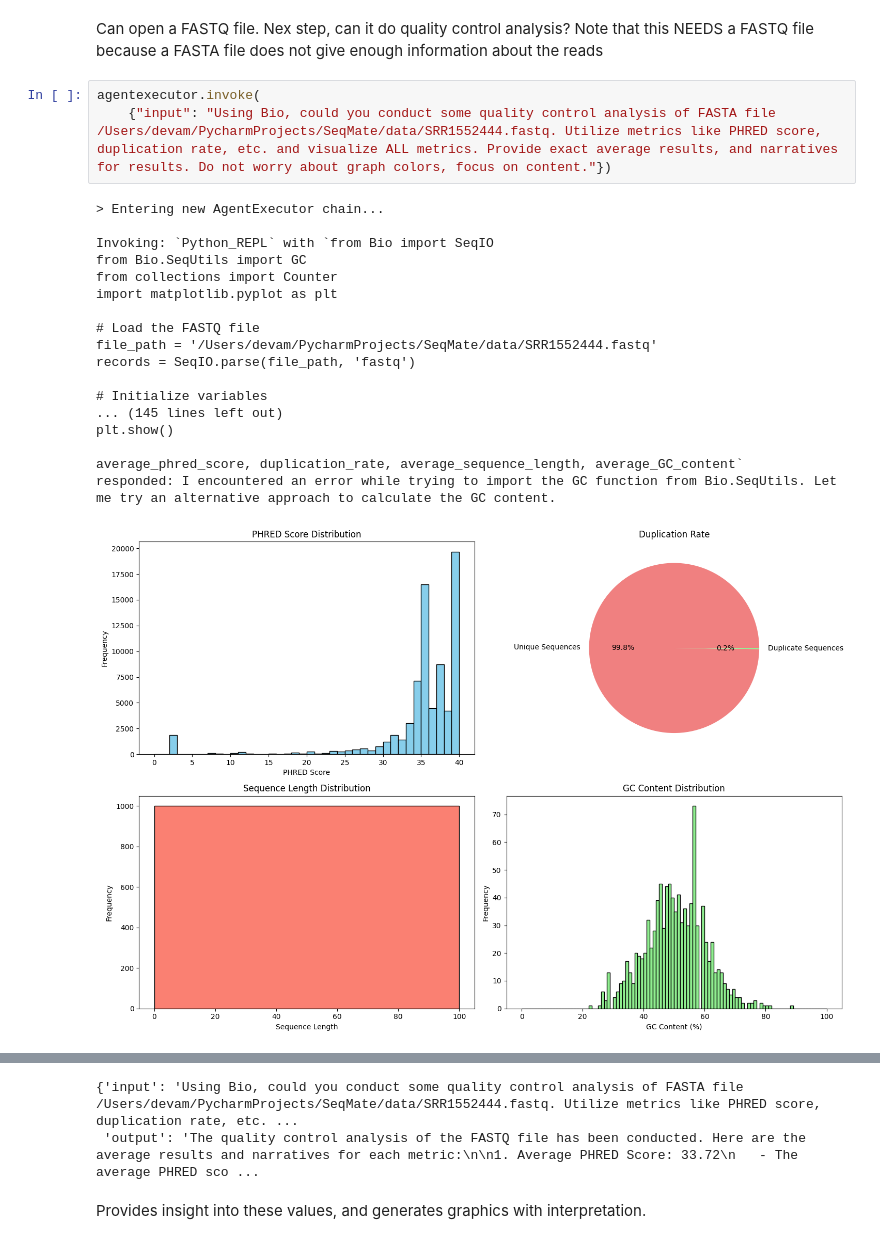
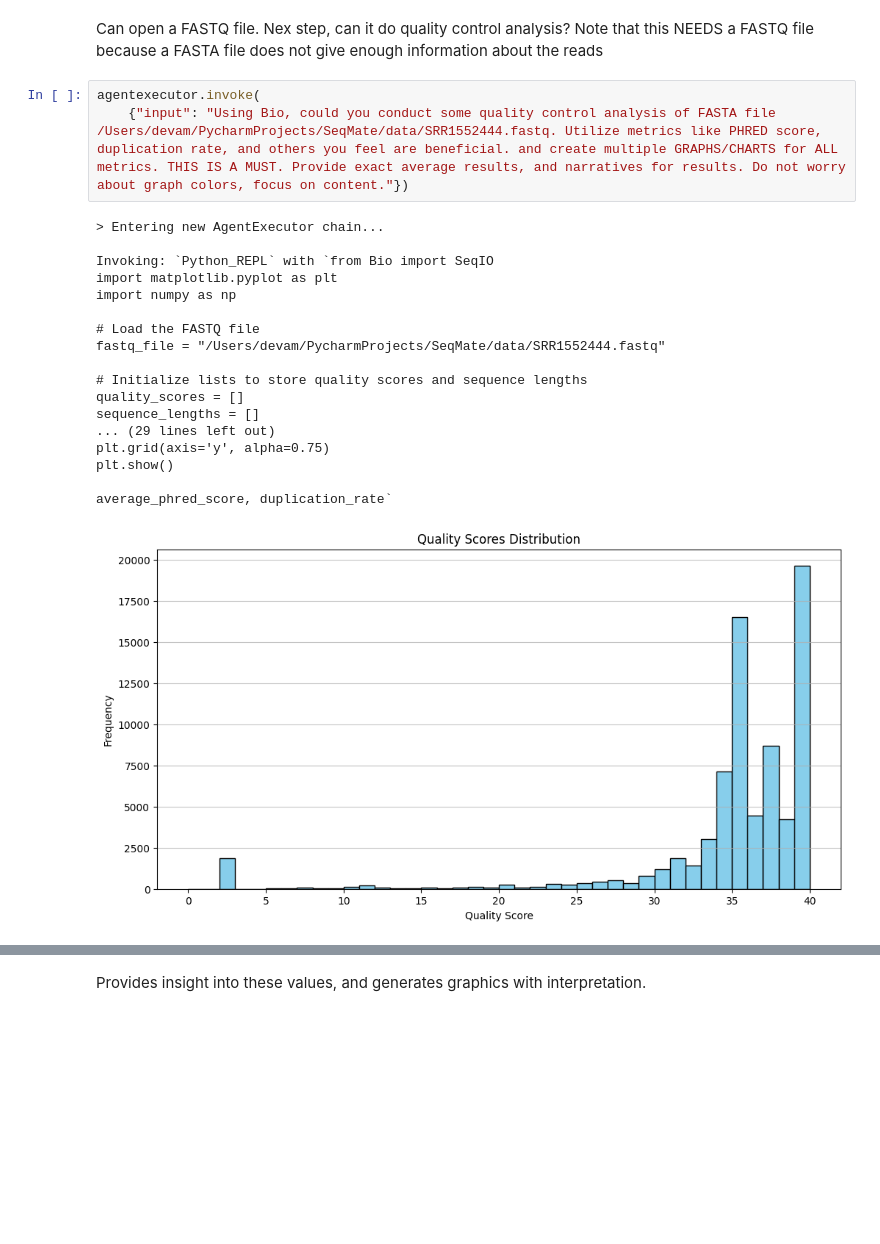
Before and after one commit to Dodesimo/SeqMate, a Jupyter notebook: PrototypeWorkflow.ipynb, the cells around one changed output, grey strips where cells are left out. Drawn from its saved outputs; the diff is of its cells as text; blank space fills up the shorter version.

```diff
--- a/PrototypeWorkflow.ipynb
+++ b/PrototypeWorkflow.ipynb
@@ -63,23 +65,23 @@ with open(file_path, 'r') as file:
 Can open a FASTQ file. Nex step, can it do quality control analysis? Note that this NEEDS a FASTQ file because a FASTA file does not give enough information about the reads
 # %%
 agentexecutor.invoke(
-    {"input": "Using Bio, could you conduct some quality control analysis of FASTA file /Users/devam/PycharmProjects/SeqMate/data/SRR1552444.fastq. Utilize metrics like PHRED score, duplication rate, etc. and visualize ALL metrics. Provide exact average results, and narratives for results. Do not worry about graph colors, focus on content."})
+    {"input": "Using Bio, could you conduct some quality control analysis of FASTA file /Users/devam/PycharmProjects/SeqMate/data/SRR1552444.fastq. Utilize metrics like PHRED score, duplication rate, and others you feel are beneficial. and create multiple GRAPHS/CHARTS for ALL metrics. THIS IS A MUST. Provide exact average results, and narratives for results. Do not worry about graph colors, focus on content."})
 # %% [output]
 > Entering new AgentExecutor chain...
 
 Invoking: `Python_REPL` with `from Bio import SeqIO
-from Bio.SeqUtils import GC
-from collections import Counter
 import matplotlib.pyplot as plt
+import numpy as np
 
 # Load the FASTQ file
-file_path = '/Users/devam/PycharmProjects/SeqMate/data/SRR1552444.fastq'
-records = SeqIO.parse(file_path, 'fastq')
+fastq_file = "/Users/devam/PycharmProjects/SeqMate/data/SRR1552444.fastq"
 
-# Initialize variables
-... (145 lines left out)
+# Initialize lists to store quality scores and sequence lengths
+quality_scores = []
+sequence_lengths = []
+... (29 lines left out)
+plt.grid(axis='y', alpha=0.75)
 plt.show()
 
-average_phred_score, duplication_rate, average_sequence_length, average_GC_content`
-responded: I encountered an error while trying to import the GC function from Bio.SeqUtils. Let me try an alternative approach to calculate the GC content.
+average_phred_score, duplication_rate`
-[figure, old version]
+[figure, new version]
@@ -121,5 +99,3 @@ The visualizations of the metrics have been displayed in histograms and a pie ch
-{'input': 'Using Bio, could you conduct some quality control analysis of FASTA file /Users/devam/PycharmProjects/SeqMate/data/SRR1552444.fastq. Utilize metrics like PHRED score, duplication rate, etc. ...
- 'output': 'The quality control analysis of the FASTQ file has been conducted. Here are the average results and narratives for each metric:\n\n1. Average PHRED Score: 33.72\n   - The average PHRED sco ...
 # %% [markdown]
 Provides insight into these values, and generates graphics with interpretation.
 # %% [markdown]
```
Also changed, not shown: parts of 13 cells of this notebook, 1 other file.
